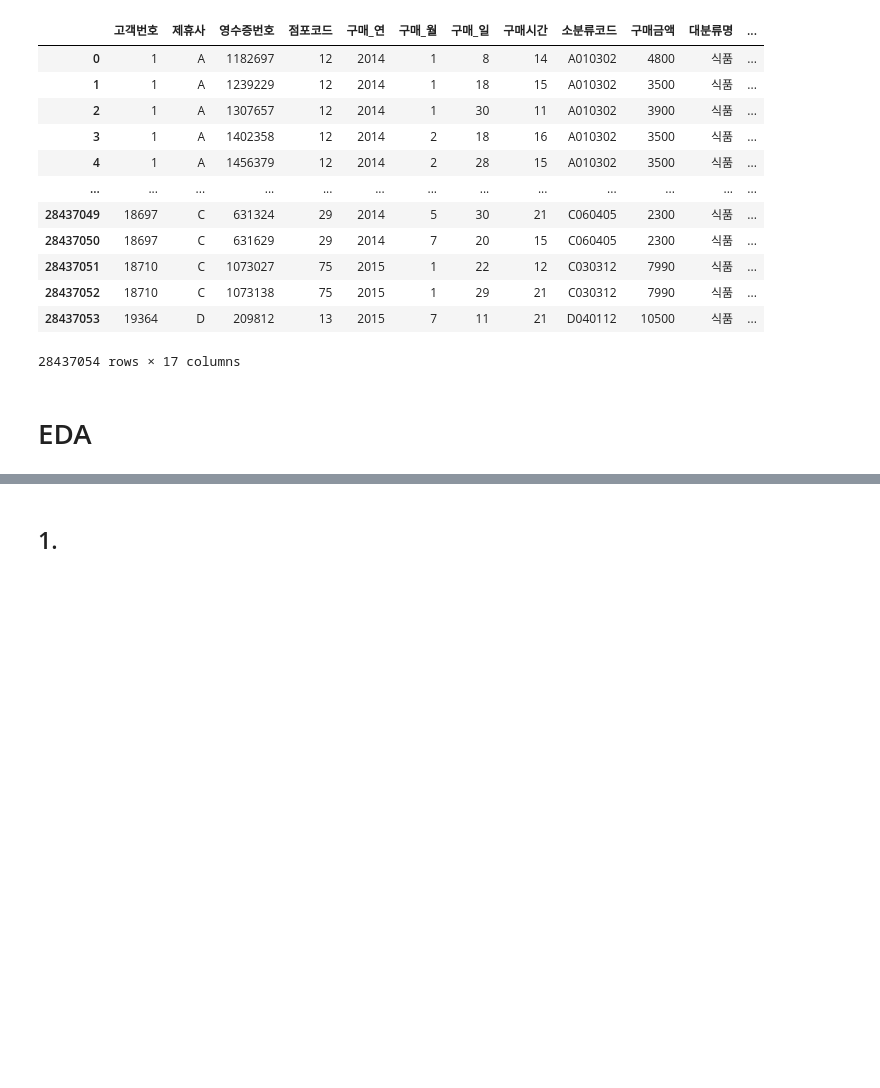
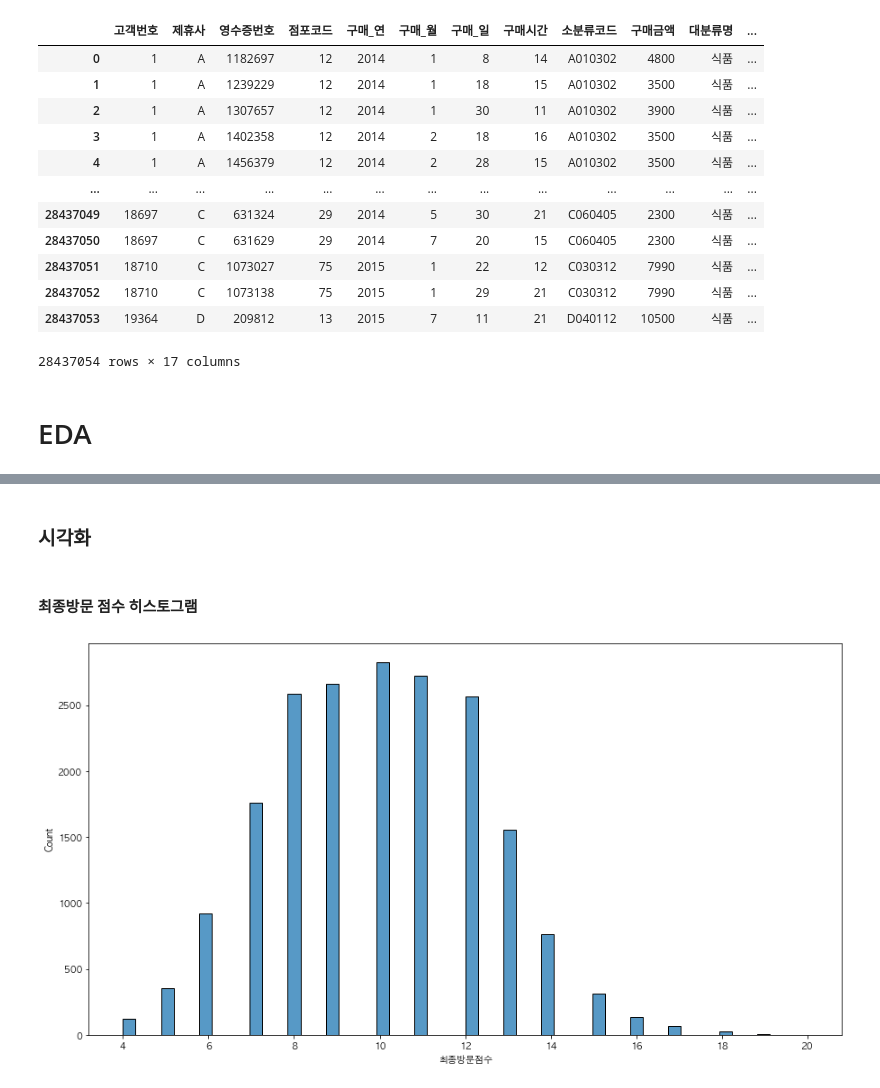
Before and after one commit to PKLH/cakd_LP, a Jupyter notebook: WorkSpace/Han/EDA_HAN.ipynb, the cells around one changed output, grey strips where cells are left out. Cells and saved outputs as stored; diff of their text form; code cells hidden in the pictures; blank space fills up the shorter version.

```diff
--- a/WorkSpace/Han/EDA_HAN.ipynb
+++ b/WorkSpace/Han/EDA_HAN.ipynb
@@ -102,0 +247,12 @@ pp_purprd_prodcl
+# %%
+# 방문 변동지수 인원 배분 15 20 30 20 15 퍼센트로 총 다섯 등급으로 나누기
+visit_lev = {}
+for i in ['A','B','C','D']:
+    instance = pp_demo_f[i]
+    instance = instance.dropna()
+    visit_lev_list=[]
+    for j in [15,35,65,85]:
+        visit_lev_list.append(np.percentile(instance,j))
+    visit_lev[i] = visit_lev_list
+
+visit_lev
@@ -102,0 +276,19 @@ pp_purprd_prodcl
+# %%
+def make_visit_lev(x,y):
+    if x > visit_lev[y][3]:  # 상위 15%
+        return 5
+    elif x > visit_lev[y][2]:  # 상위 35%
+        return 4
+    elif x > visit_lev[y][1]:  # 상위 65%
+        return 3
+    elif x > visit_lev[y][0]:  # 상위 85%
+        return 2
+    else:  # 하위 15% and 해당 제휴사 매장에 방문 기록이 없는 고객
+        return 1
+
+
+pp_demo_f['방문등급_A'] = pp_demo_f.apply(lambda row: make_visit_lev(row['A'],'A'),axis=1)
+pp_demo_f['방문등급_B'] = pp_demo_f.apply(lambda row: make_visit_lev(row['B'],'B'),axis=1)
+pp_demo_f['방문등급_C'] = pp_demo_f.apply(lambda row: make_visit_lev(row['C'],'C'),axis=1)
+pp_demo_f['방문등급_D'] = pp_demo_f.apply(lambda row: make_visit_lev(row['D'],'D'),axis=1)
+pp_demo_f
@@ -102,0 +311,3 @@ pp_purprd_prodcl
+# %%
+pp_demo_f['최종방문점수'] = pp_demo_f.iloc[:,-4:].sum(axis=1)
+pp_demo_f
@@ -103,2 +328,10 @@ pp_purprd_prodcl
 # %% [markdown]
-## 1.
+### 시각화
+# %% [markdown]
+#### 최종방문 점수 히스토그램
+# %%
+plt.figure(figsize=(15,8))
+sns.histplot(pp_demo_f['최종방문점수'])
+plt.show()
+# %% [output]
+[figure, added]
```
Also changed, not shown: parts of 21 cells of this notebook.
